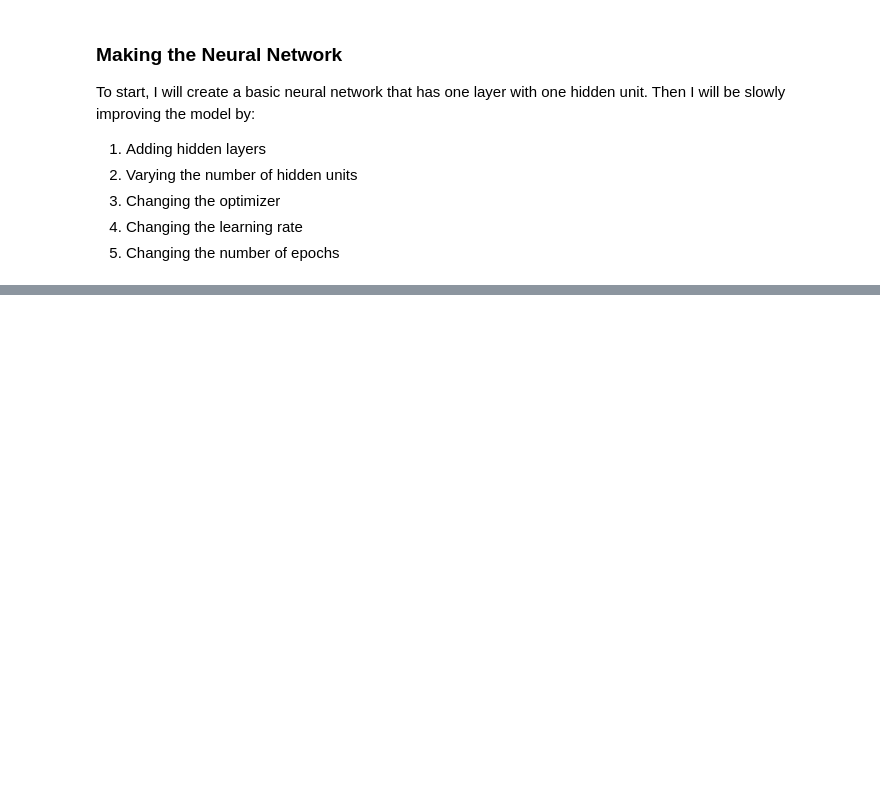
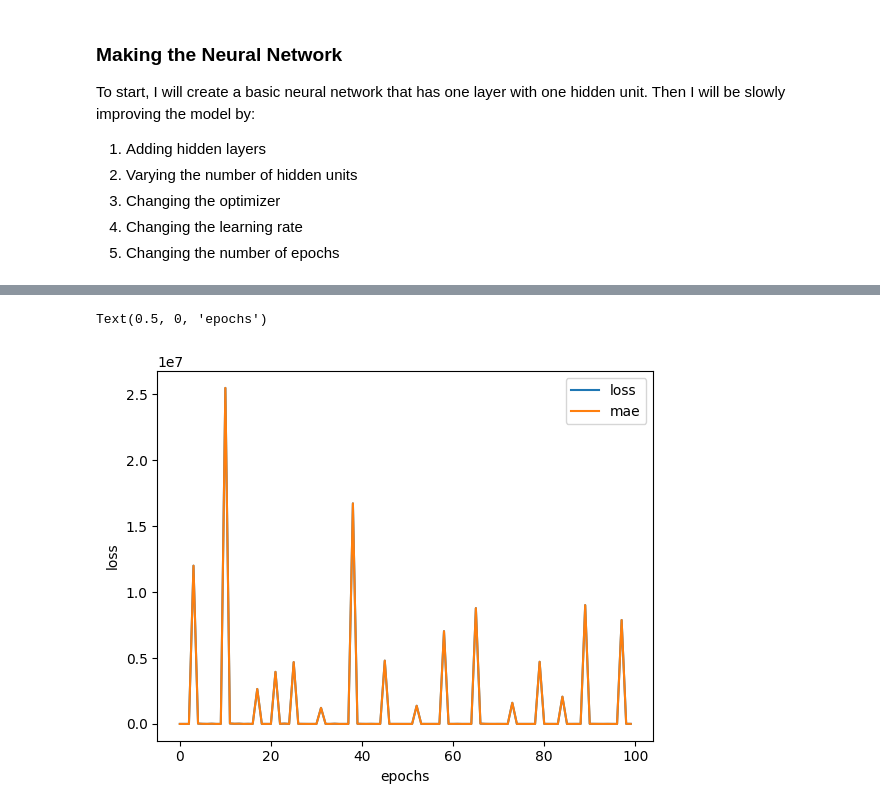
Before and after one commit to austinkirwin/public-projects, a Jupyter notebook: Python_projects/Alzheimers_Predictive_Model.ipynb, the cells around one changed output, grey strips where cells are left out. Drawn from its saved outputs; the diff is of its cells as text; code cells hidden in the pictures; blank space fills up the shorter version.

```diff
--- a/Python_projects/Alzheimers_Predictive_Model.ipynb
+++ b/Python_projects/Alzheimers_Predictive_Model.ipynb
@@ -208,27 +227,28 @@ plt.xlabel("epochs")
 tf.random.set_seed(10)
 
 # 1. Creating the model
-model_5 = tf.keras.Sequential([
-    tf.keras.Dense(50),
-    tf.keras.Dense(50),
-    tf.keras.Dense(50),
-    tf.keras.Dense(50),
-    tf.keras.Dense(50),
-    tf.keras.Dense(1)
+model_4 = tf.keras.Sequential([
+    tf.keras.layers.Dense(50),
+    tf.keras.layers.Dense(50),
+    tf.keras.layers.Dense(50),
+    tf.keras.layers.Dense(50),
+    tf.keras.layers.Dense(50),
+    tf.keras.layers.Dense(1)
 ])
 
 # 2. Compiling the model
-model_5.compile(loss = tf.keras.losses.mae,
+model_4.compile(loss = tf.keras.losses.mae,
                 optimizer = tf.keras.optimizers.Adam(learning_rate=.1), # Starting with a learning rate of .1, might be changed later if this model is the best of the 5
                 metrics = ["mae"])
 
 # 3. Fitting the model
-model_5_history = model_5.fit(alzheimer_train_expvar, diagnosis_train, epochs = 100, verbose = 0)
+model_4_history = model_4.fit(alzheimer_train_expvar, diagnosis_train, epochs = 100, verbose = 0)
 
 # Evaluating with test data
-model_5.evaluate(alzheimer_test_expvar, diagnosis_test)
+model_4.evaluate(alzheimer_test_expvar, diagnosis_test)
 
 # Plotting the loss
-pd.DataFrame(model_5_history.history).plot()
+pd.DataFrame(model_4_history.history).plot()
 plt.ylabel("loss")
 plt.xlabel("epochs")
+# %% [output]
@@ -235,3 +256,5 @@ plt.xlabel("epochs")
+Text(0.5, 0, 'epochs')
+[figure, added]
 # %%
 # Model 5
 
```
Also changed, not shown: parts of 13 cells of this notebook.
